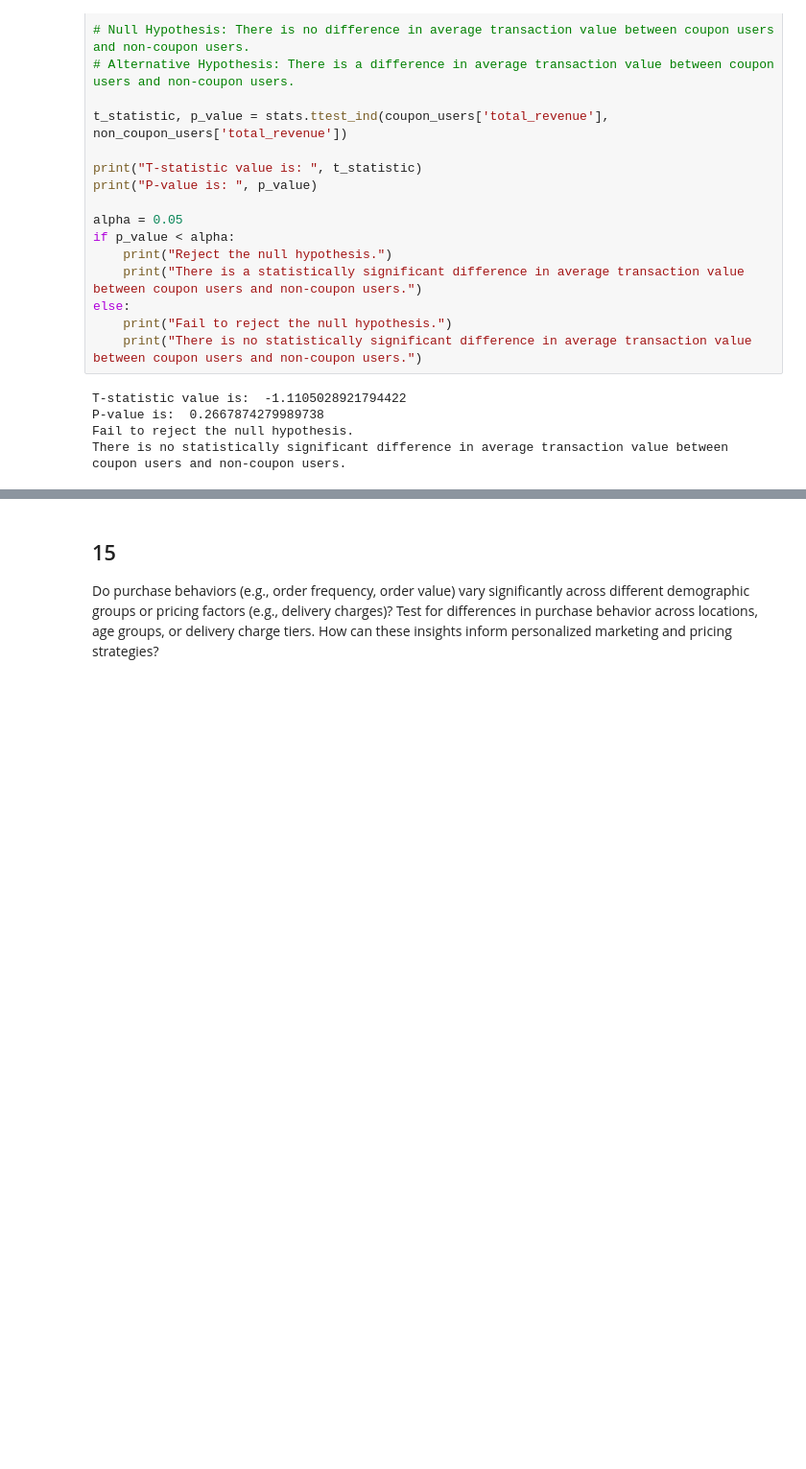
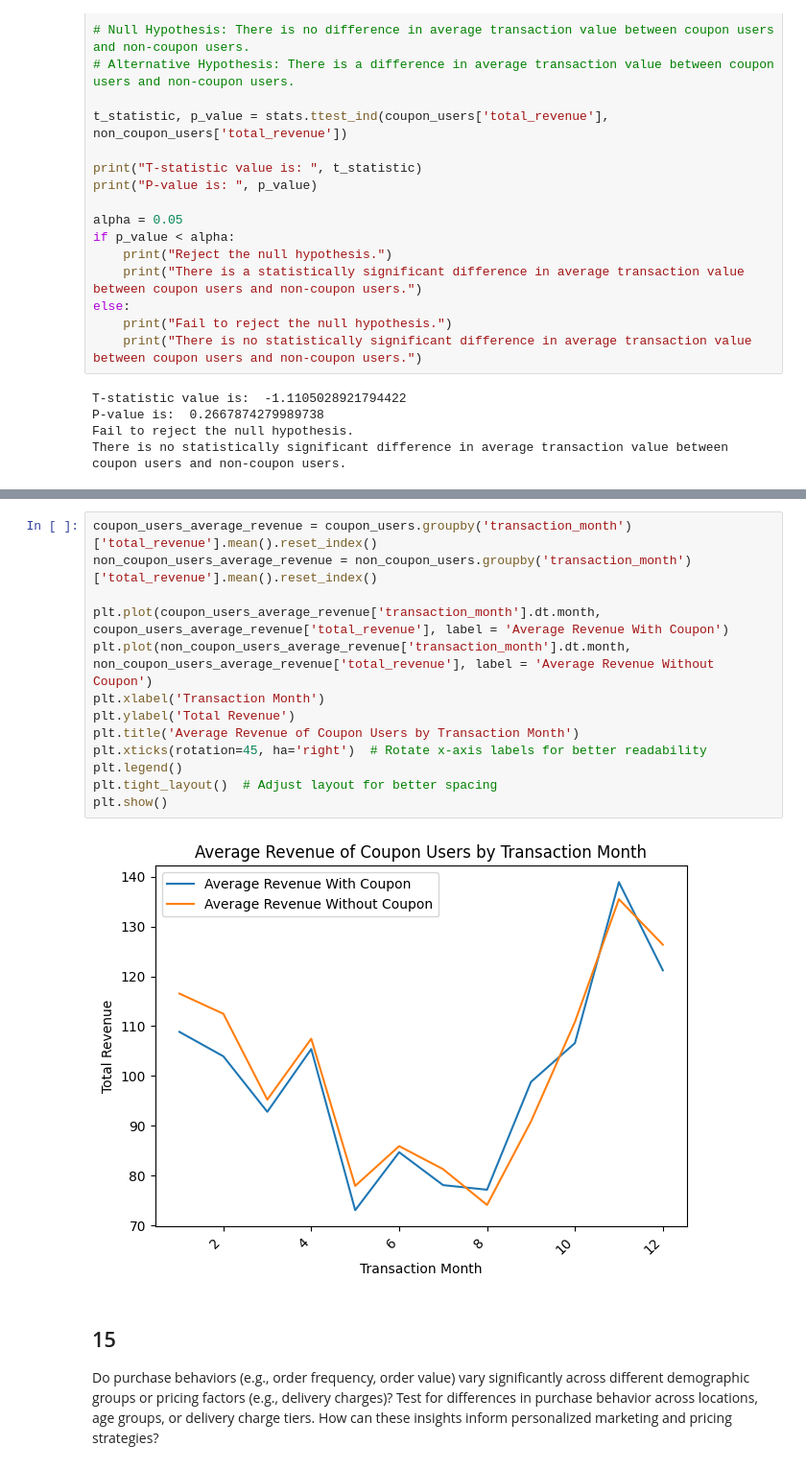
Before and after one commit to rakshit-singh/ECommerce-Sales-Data-Analysis, a Jupyter notebook: ECommerceData_CaseStudy.ipynb, the cells around one changed output, grey strips where cells are left out. Shown at 96% size. Drawn from its saved outputs; the diff is of its cells as text; blank space fills up the shorter version.

```diff
--- a/ECommerceData_CaseStudy.ipynb
+++ b/ECommerceData_CaseStudy.ipynb
@@ -921,3 +1025,18 @@ There is no statistically significant difference in average transaction value be
+# %%
+coupon_users_average_revenue = coupon_users.groupby('transaction_month')['total_revenue'].mean().reset_index()
+non_coupon_users_average_revenue = non_coupon_users.groupby('transaction_month')['total_revenue'].mean().reset_index()
+
+plt.plot(coupon_users_average_revenue['transaction_month'].dt.month, coupon_users_average_revenue['total_revenue'], label = 'Average Revenue With Coupon')
+plt.plot(non_coupon_users_average_revenue['transaction_month'].dt.month, non_coupon_users_average_revenue['total_revenue'], label = 'Average Revenue Without Coupon')
+plt.xlabel('Transaction Month')
+plt.ylabel('Total Revenue')
+plt.title('Average Revenue of Coupon Users by Transaction Month')
+plt.xticks(rotation=45, ha='right')  # Rotate x-axis labels for better readability
+plt.legend()
+plt.tight_layout()  # Adjust layout for better spacing
+plt.show()
+# %% [output]
+[figure, added]
 # %% [markdown]
 ## 15
 Do purchase behaviors (e.g., order frequency, order value) vary significantly across different demographic groups or pricing factors (e.g., delivery charges)?
```
Also changed, not shown: parts of 14 cells of this notebook, 7 other files.
